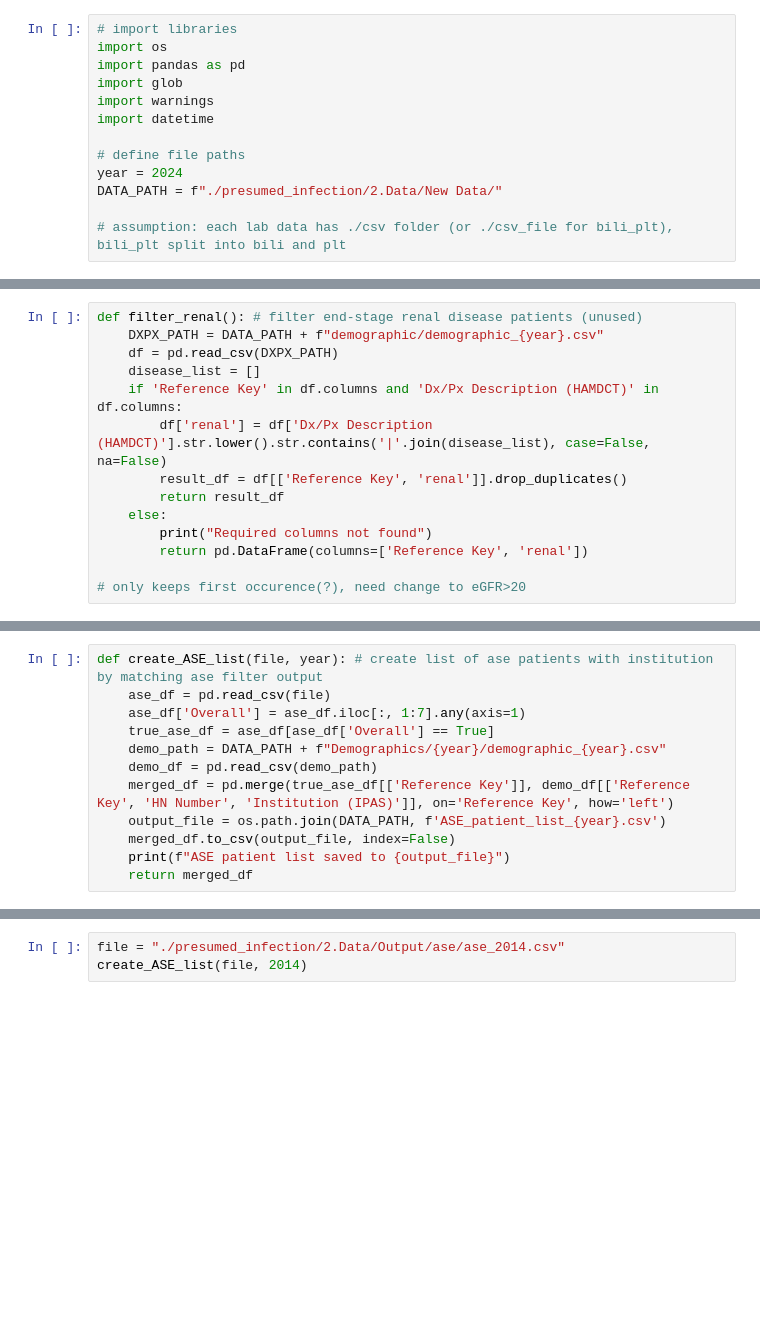
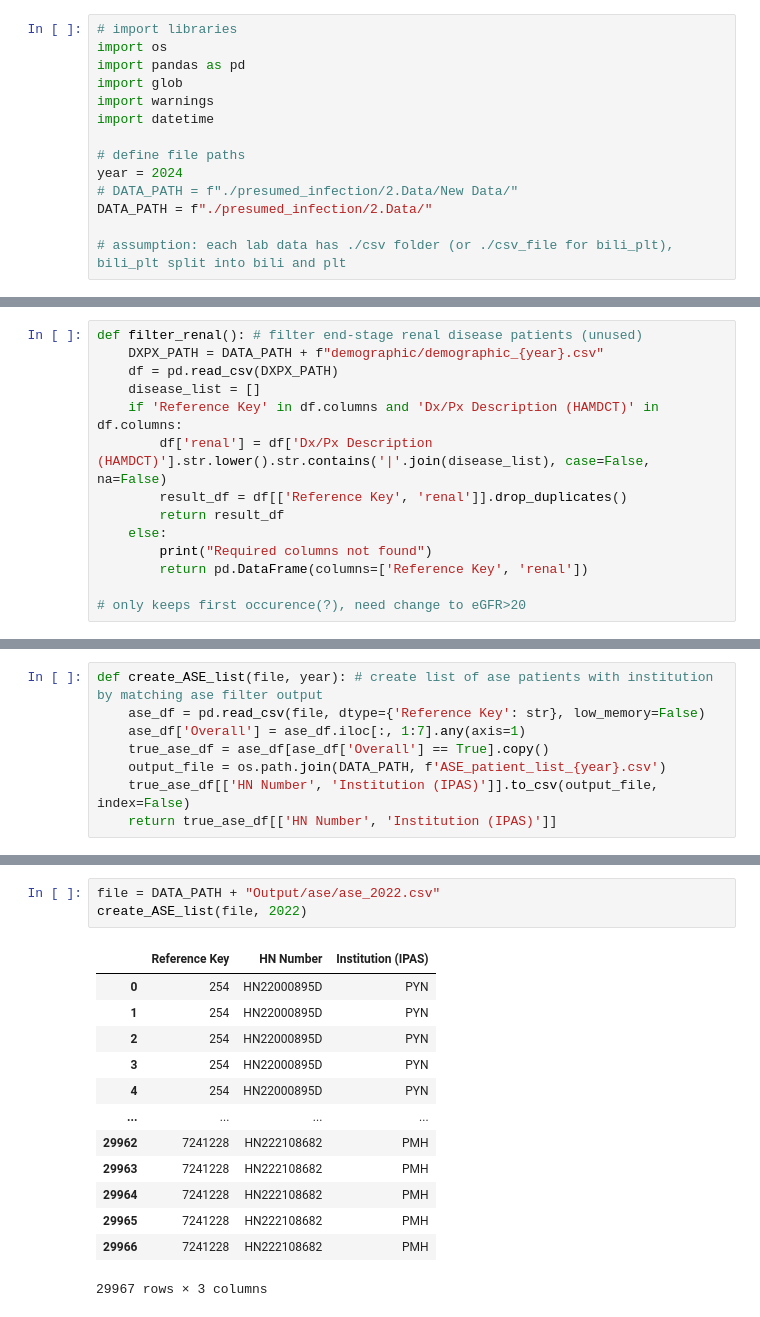
Before and after one commit to Tptpvy/BIOF4001, a Jupyter notebook: ase_filter.ipynb, the cells around one changed output, grey strips where cells are left out. Saved outputs shown, nothing was run; the diff lists cells and outputs as text; blank space fills up the shorter version.

Commit message:
handles baseline calculations differently by CO/HO, change key from Ref Key to HN + institution

```diff
--- a/ase_filter.ipynb
+++ b/ase_filter.ipynb
@@ -8,7 +8,8 @@ import datetime
 
 # define file paths
 year = 2024
-DATA_PATH = f"./presumed_infection/2.Data/New Data/"
+# DATA_PATH = f"./presumed_infection/2.Data/New Data/"
+DATA_PATH = f"./presumed_infection/2.Data/"
 
 # assumption: each lab data has ./csv folder (or ./csv_file for bili_plt), bili_plt split into bili and plt
 # %%
@@ -357,15 +403,11 @@ def check_ase(year):
 # %%
 def create_ASE_list(file, year): # create list of ase patients with institution by matching ase filter output
-    ase_df = pd.read_csv(file)
+    ase_df = pd.read_csv(file, dtype={'Reference Key': str}, low_memory=False)
     ase_df['Overall'] = ase_df.iloc[:, 1:7].any(axis=1)
-    true_ase_df = ase_df[ase_df['Overall'] == True]
-    demo_path = DATA_PATH + f"Demographics/{year}/demographic_{year}.csv"
-    demo_df = pd.read_csv(demo_path)
-    merged_df = pd.merge(true_ase_df[['Reference Key']], demo_df[['Reference Key', 'HN Number', 'Institution (IPAS)']], on='Reference Key', how='left')
+    true_ase_df = ase_df[ase_df['Overall'] == True].copy()
     output_file = os.path.join(DATA_PATH, f'ASE_patient_list_{year}.csv')
-    merged_df.to_csv(output_file, index=False)
-    print(f"ASE patient list saved to {output_file}")
-    return merged_df
+    true_ase_df[['HN Number', 'Institution (IPAS)']].to_csv(output_file, index=False)
+    return true_ase_df[['HN Number', 'Institution (IPAS)']]
 # %%
 def ase_percentages(file):
     df = pd.read_csv(file)
@@ -411,4 +475,18 @@ for year in range(2022): # no 2019
 # %%
-file = "./presumed_infection/2.Data/Output/ase/ase_2014.csv"
-create_ASE_list(file, 2014)
+file = DATA_PATH + "Output/ase/ase_2022.csv"
+create_ASE_list(file, 2022)
+# %% [output]
+|  | Reference Key | HN Number | Institution (IPAS) |
+| 0 | 254 | HN22000895D | PYN |
+| 1 | 254 | HN22000895D | PYN |
+| 2 | 254 | HN22000895D | PYN |
+| 3 | 254 | HN22000895D | PYN |
+| 4 | 254 | HN22000895D | PYN |
+| ... | ... | ... | ... |
+| 29962 | 7241228 | HN222108682 | PMH |
+| 29963 | 7241228 | HN222108682 | PMH |
+| 29964 | 7241228 | HN222108682 | PMH |
+| 29965 | 7241228 | HN222108682 | PMH |
+| 29966 | 7241228 | HN222108682 | PMH |
+29967 rows × 3 columns
 # %%
```
Also changed, not shown: parts of 16 cells of this notebook, 1 other file.
